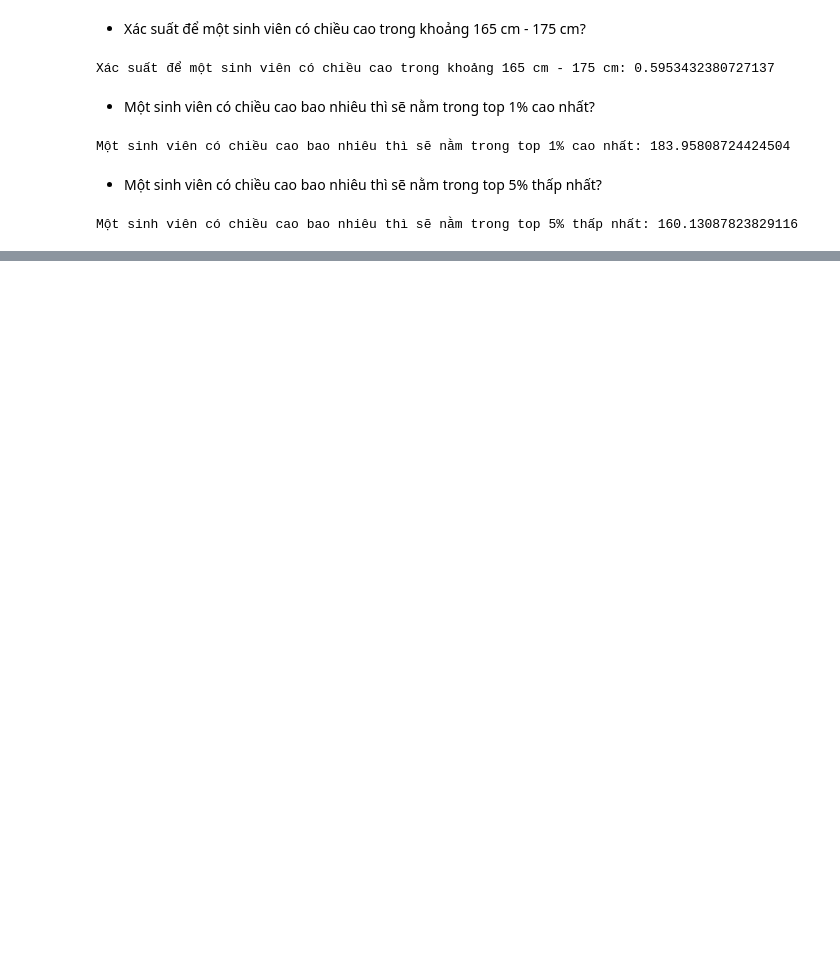
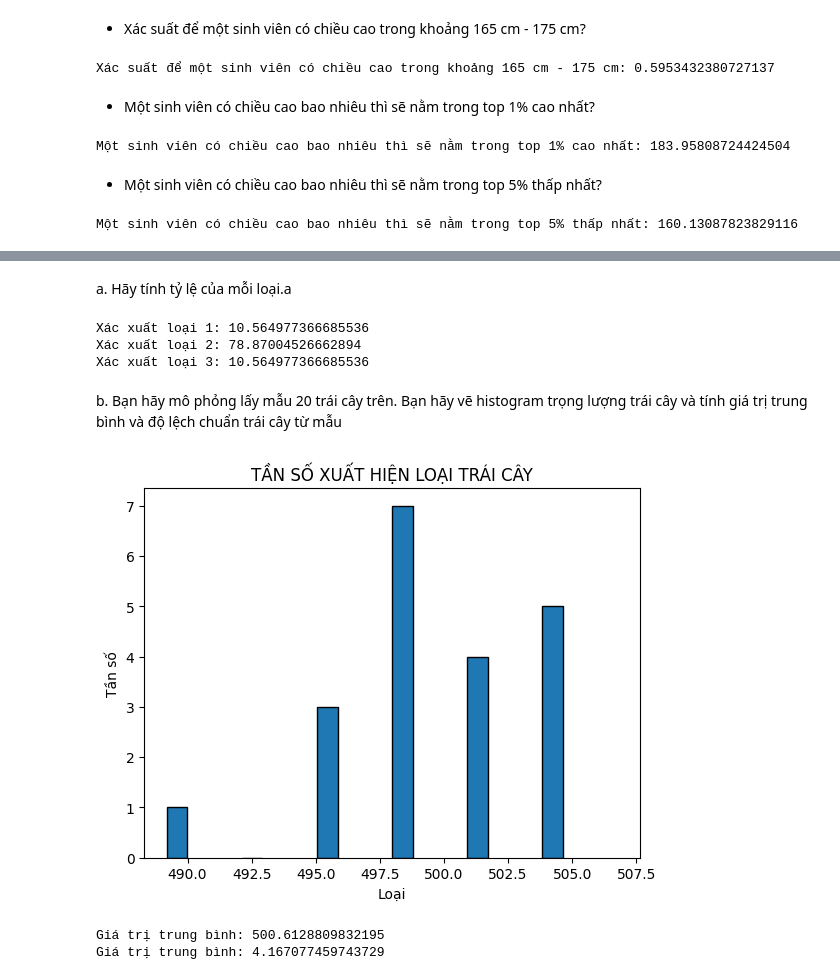
Before and after one commit to HuynhDucPhu2502/Data-Analysis-Learning-Projects, a Jupyter notebook: Computational Statistics and Applications/Exercise/GK/Solution - Distribution .ipynb, the cells around one changed output, grey strips where cells are left out. Cells and saved outputs as stored; diff of their text form; code cells hidden in the pictures; blank space fills up the shorter version.

```diff
--- a/Computational Statistics and Applications/Exercise/GK/Solution - Distribution .ipynb
+++ b/Computational Statistics and Applications/Exercise/GK/Solution - Distribution .ipynb
@@ -270,0 +341,36 @@ Một sinh viên có chiều cao bao nhiêu thì sẽ nằm trong top 5% thấp
+# %% [markdown]
+a. Hãy tính tỷ lệ của mỗi loại.a
+# %%
+mu = 500
+sigma = 4
+
+norm_cdf_505 = norm.cdf(505, loc=mu, scale=sigma)
+norm_cdf_495 = norm.cdf(495, loc=mu, scale=sigma)
+
+print("Xác xuất loại 1:", norm.sf(505, loc=mu, scale=sigma) * 100)
+print("Xác xuất loại 2:", (norm_cdf_505 - norm_cdf_495) * 100 )
+print("Xác xuất loại 3:", norm_cdf_495 * 100)
+# %% [output]
+Xác xuất loại 1: 10.564977366685536
+Xác xuất loại 2: 78.87004526662894
+Xác xuất loại 3: 10.564977366685536
+# %% [markdown]
+b. Bạn hãy mô phỏng lấy mẫu  20 trái cây trên. Bạn hãy vẽ histogram trọng lượng trái cây và tính giá trị trung bình và độ lệch chuẩn trái cây từ mẫu
+# %%
+norm_data = norm.rvs(loc=mu, scale=sigma, size=20)
+
+bins = int(np.ceil(np.log2(len(norm_data)) + 1))
+plt.hist(norm_data, bins=bins, edgecolor="black", width=0.8)
+
+plt.xlabel('Loại')
+plt.ylabel('Tần số')
+plt.title('TẦN SỐ XUẤT HIỆN LOẠI TRÁI CÂY')
+
+plt.show()
+
+print("Giá trị trung bình:", norm_data.mean())
+print("Giá trị trung bình:", norm_data.std())
+# %% [output]
+[figure, added]
+Giá trị trung bình: 500.6128809832195
+Giá trị trung bình: 4.167077459743729
```
Also changed, not shown: parts of 70 cells of this notebook, 5 other files.
